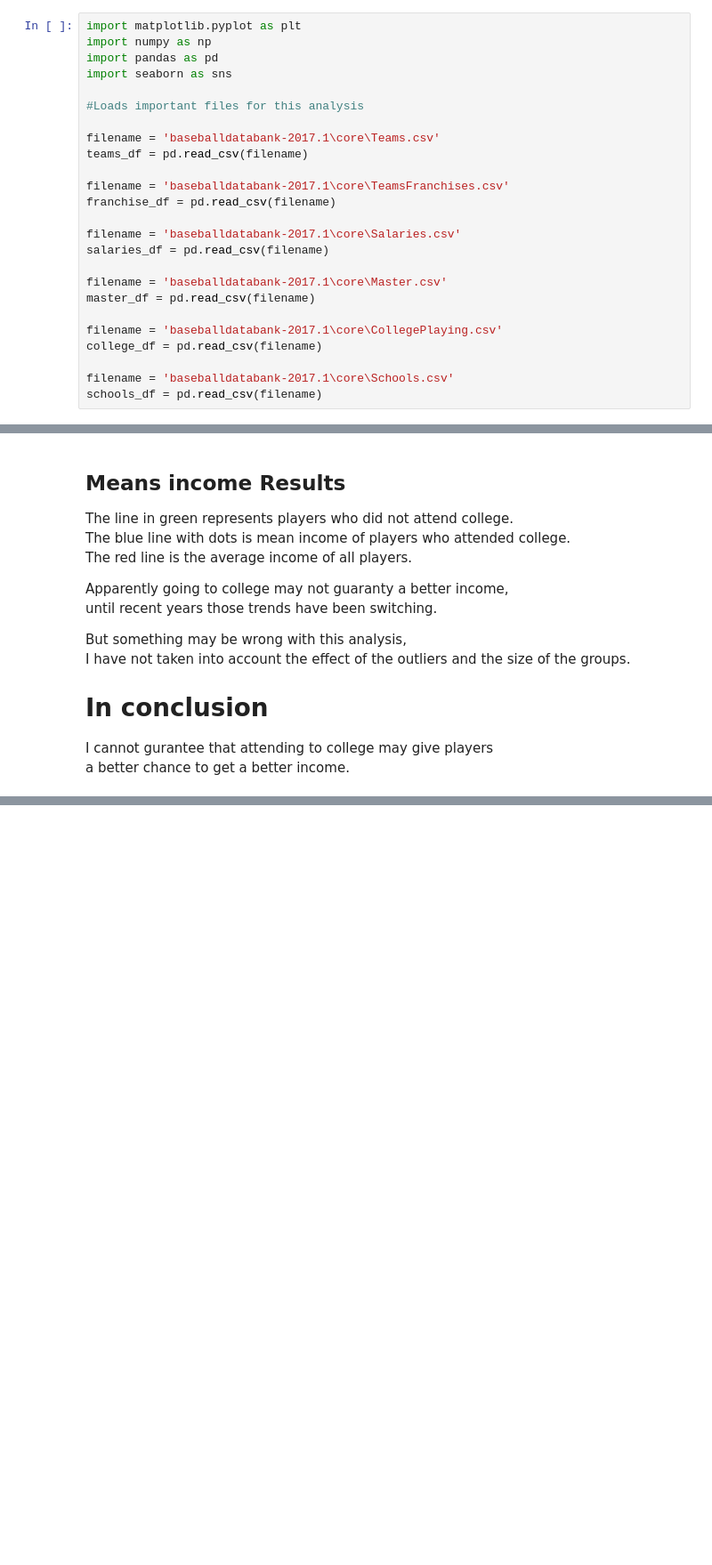
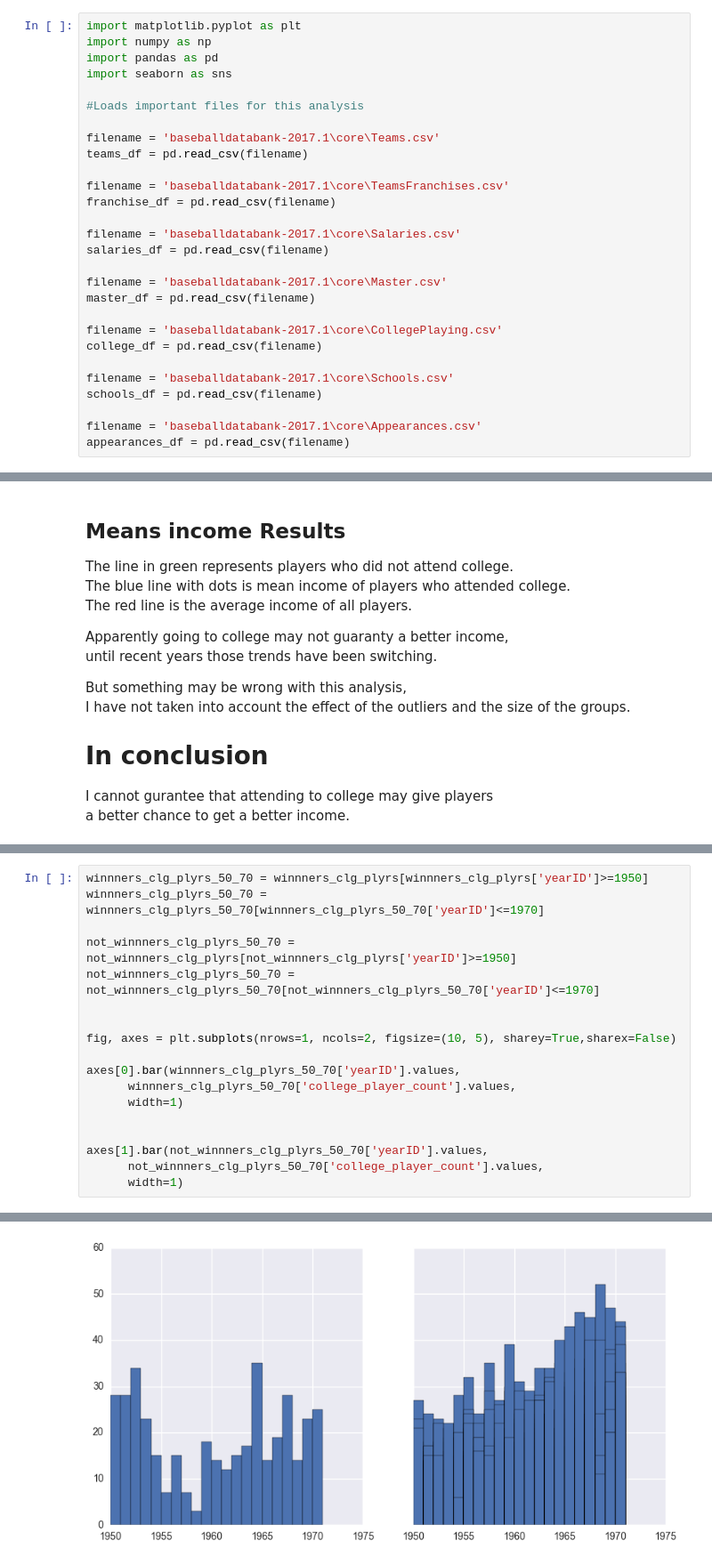
Before and after one commit to ulitosCoder/DataAnalysis, a Jupyter notebook: project_investigate_a_dataset/Baseball Data Analysis.ipynb, the cells around one changed output, grey strips where cells are left out. Shown at 89% size. Cells and saved outputs as stored; diff of their text form; blank space fills up the shorter version.

```diff
--- a/project_investigate_a_dataset/Baseball Data Analysis.ipynb
+++ b/project_investigate_a_dataset/Baseball Data Analysis.ipynb
@@ -47,6 +47,9 @@ college_df = pd.read_csv(filename)
 
 filename = 'baseballdatabank-2017.1\core\Schools.csv'
 schools_df = pd.read_csv(filename)
+
+filename = 'baseballdatabank-2017.1\core\Appearances.csv'
+appearances_df = pd.read_csv(filename)
 # %%
 #In the master table get those players who went to college or not
 
@@ -283,0 +267,19 @@ dtype: object, 507500.000000
+# %%
+winnners_clg_plyrs_50_70 = winnners_clg_plyrs[winnners_clg_plyrs['yearID']>=1950]
+winnners_clg_plyrs_50_70 = winnners_clg_plyrs_50_70[winnners_clg_plyrs_50_70['yearID']<=1970]
+
+not_winnners_clg_plyrs_50_70 = not_winnners_clg_plyrs[not_winnners_clg_plyrs['yearID']>=1950]
+not_winnners_clg_plyrs_50_70 = not_winnners_clg_plyrs_50_70[not_winnners_clg_plyrs_50_70['yearID']<=1970]
+
+
+fig, axes = plt.subplots(nrows=1, ncols=2, figsize=(10, 5), sharey=True,sharex=False)
+
+axes[0].bar(winnners_clg_plyrs_50_70['yearID'].values,
+      winnners_clg_plyrs_50_70['college_player_count'].values,
+      width=1)
+
+
+axes[1].bar(not_winnners_clg_plyrs_50_70['yearID'].values,
+      not_winnners_clg_plyrs_50_70['college_player_count'].values,
+      width=1)
+# %% [output]
@@ -283,0 +287 @@ dtype: object, 507500.000000
+[figure, added]
```
Also changed, not shown: parts of 14 cells of this notebook.
